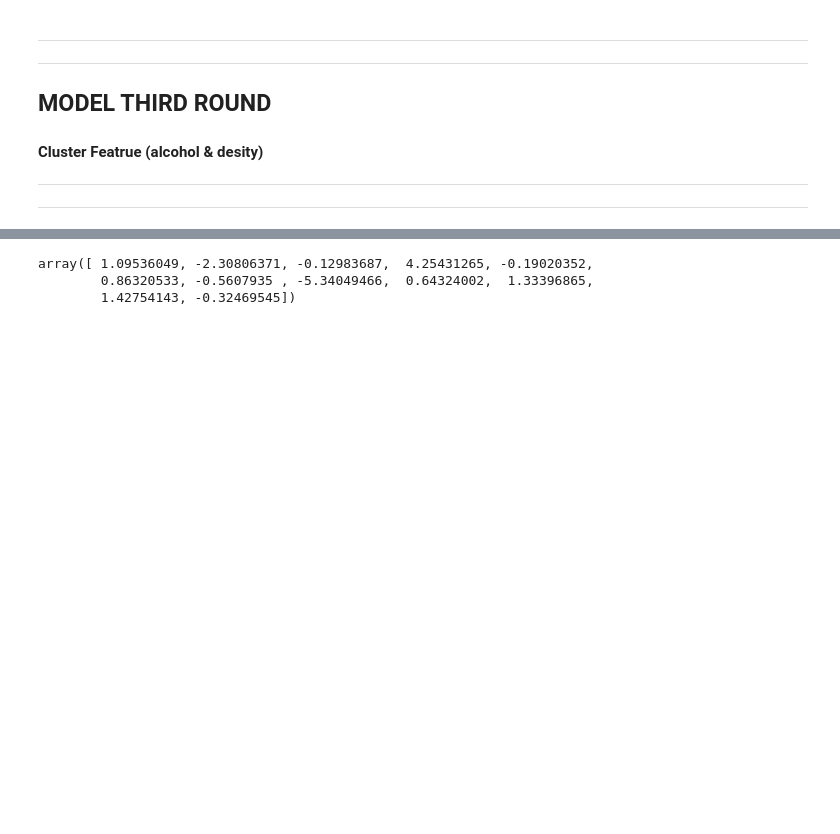
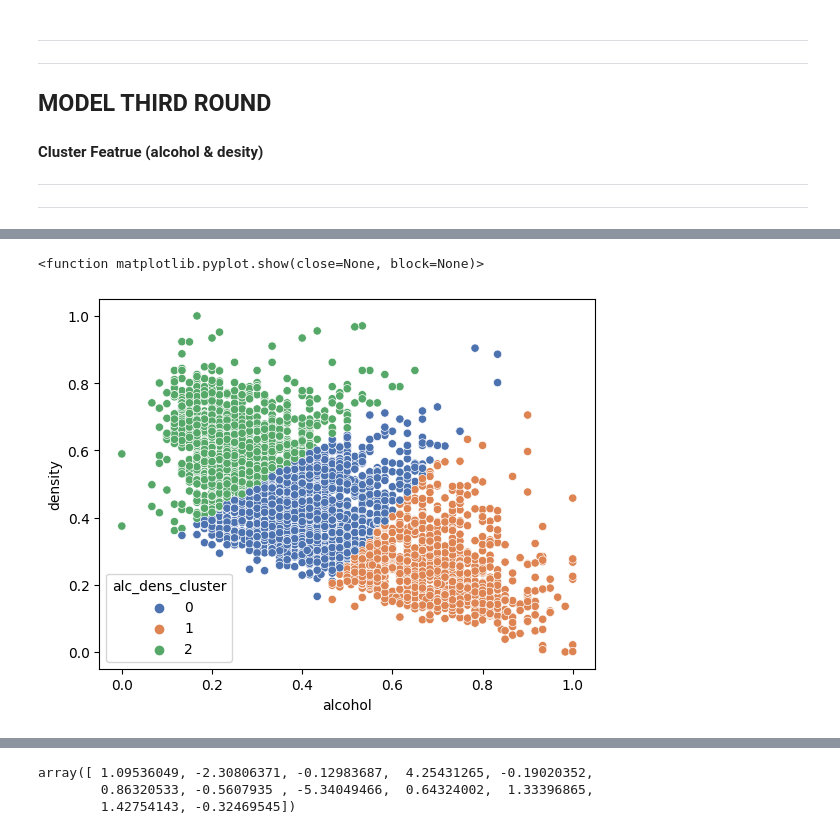
Before and after one commit to Clustering-Project/wine_quality_project, a Jupyter notebook: John/explore.ipynb, the cells around one changed output, grey strips where cells are left out. Drawn from its saved outputs; the diff is of its cells as text; code cells hidden in the pictures; blank space fills up the shorter version.

```diff
--- a/John/explore.ipynb
+++ b/John/explore.ipynb
@@ -1087,0 +1102,15 @@ ____
+# %%
+train, val, test, X_train, y_train, X_val, y_val, X_test, y_test = data_pipeline(df)
+# %%
+train = MinMax_Scaler_xy(train)
+val = MinMax_Scaler_xy(val)
+val = MinMax_Scaler_xy(test)
+
+#Scale X_df because data_pipeline does not scale it
+X_train = MinMax_Scaler_xy(X_train)
+X_val = MinMax_Scaler_xy(X_val)
+X_test = MinMax_Scaler_xy(X_test)
+# %%
+kmeans = KMeans(n_clusters=3, n_init='auto')
+features = train[['alcohol', 'density']]
+kmeans.fit(features)
@@ -1087,0 +1119,2 @@ ____
+# %%
+train['alc_dens_cluster'] = kmeans.labels_
@@ -1087,0 +1132,7 @@ ____
+# %%
+sns.scatterplot(data=train, x='alcohol', y='density', hue='alc_dens_cluster', palette='deep')
+#plt.ylim(min(train_scaled.density), .5)
+plt.show
+# %% [output]
+<function matplotlib.pyplot.show(close=None, block=None)>
+[figure, added]
```
Also changed, not shown: parts of 21 cells of this notebook.
